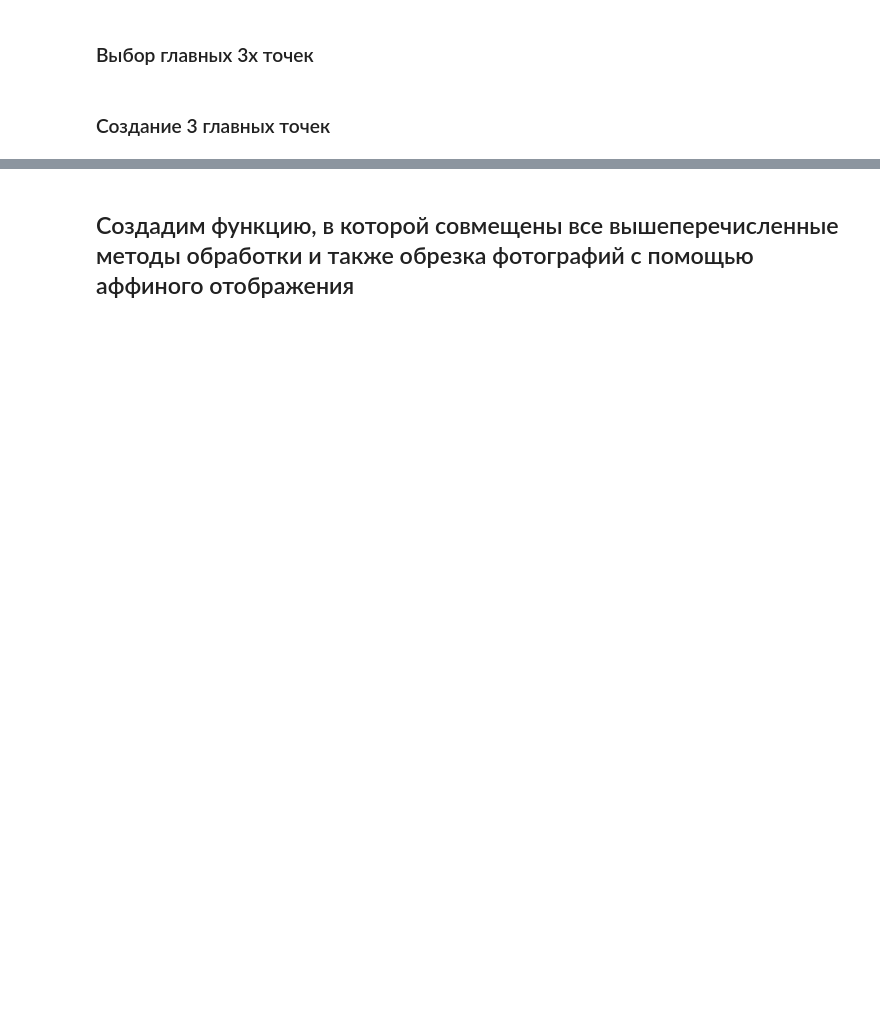
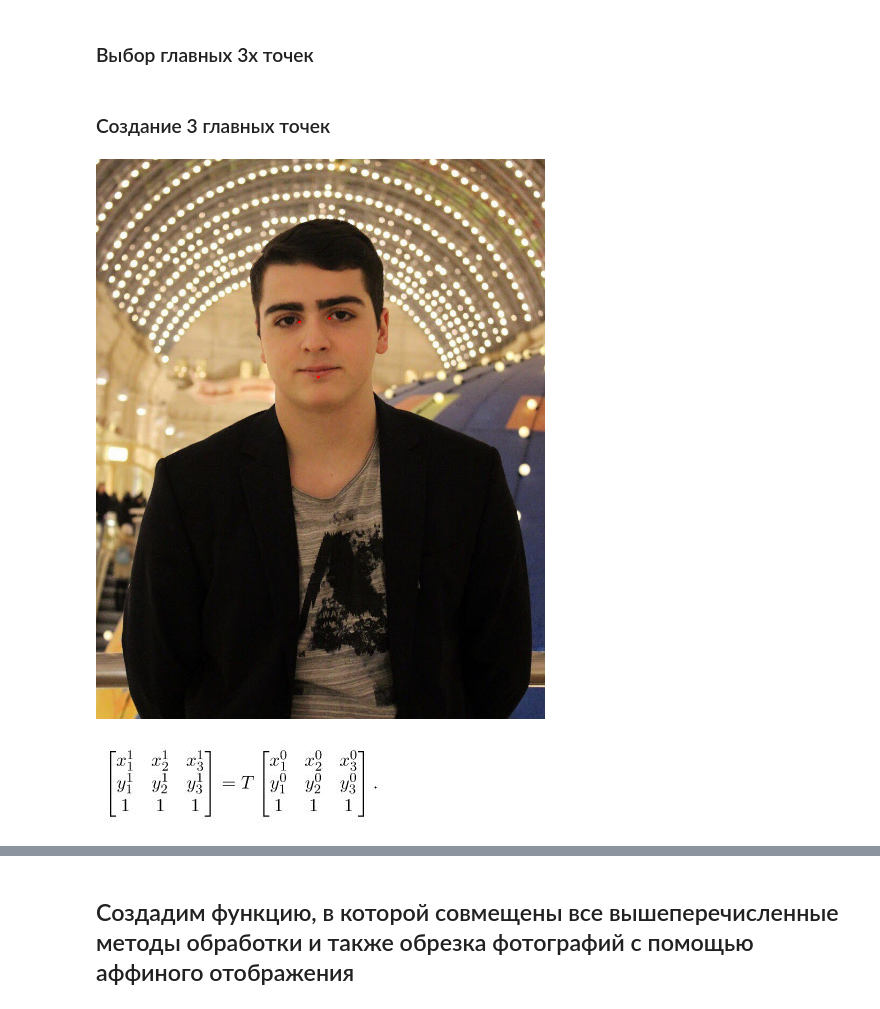
Before and after one commit to ArmageddonReloadedDK/face_net, a Jupyter notebook: face_predproc.ipynb, the cells around one changed output, grey strips where cells are left out. Drawn from its saved outputs; the diff is of its cells as text; code cells hidden in the pictures; blank space fills up the shorter version.

```diff
--- a/face_predproc.ipynb
+++ b/face_predproc.ipynb
@@ -57,8 +60,16 @@ current_landmarks = landmarks[INNER_EYES_AND_BOTTOM_LIP]
 # %%
 photo=Image.open(path_me)
 pix=photo.load()
 draw=ImageDraw.Draw(photo)
 for point in current_landmarks:
 
     draw.ellipse(((point[0]-N,point[1]-N),(point[0]+N,point[1]+N)),fill=(255,0,0))
-photo.save('res20.jpg','JPEG')
+display(photo)
+# %% [output]
+[figure, added]
+# %%
+path_matrix="../face_net_mkr/images/matrix.jpg"
+image_matrix=Image.open(path_matrix)
+display(image_matrix)
+# %% [output]
+[figure, added]
```
Also changed, not shown: parts of 7 cells of this notebook, 2 other files.
